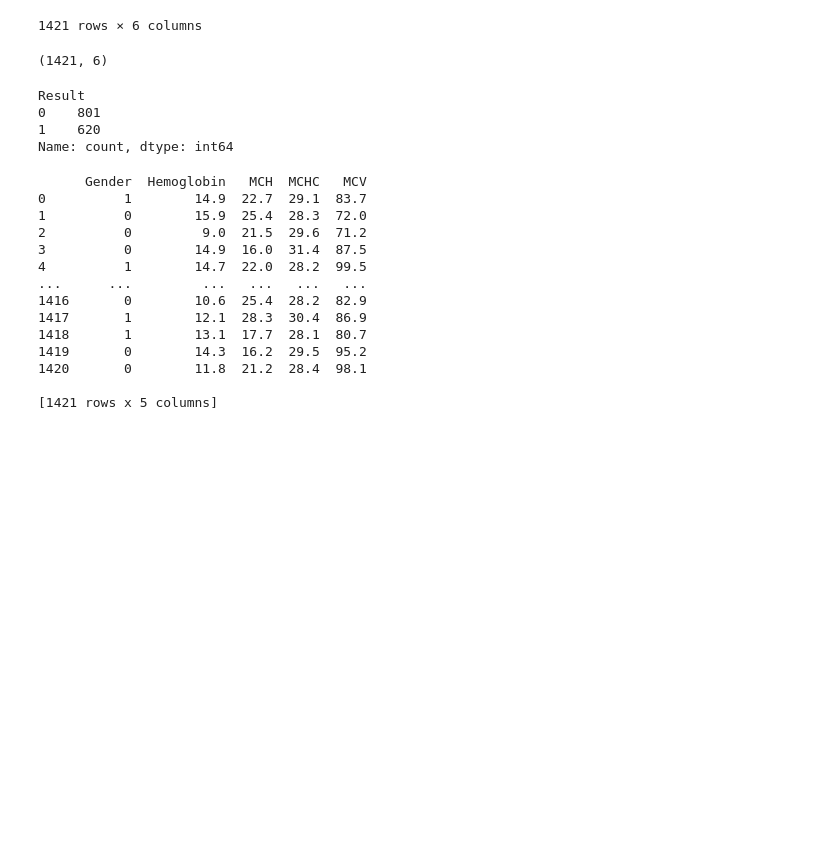
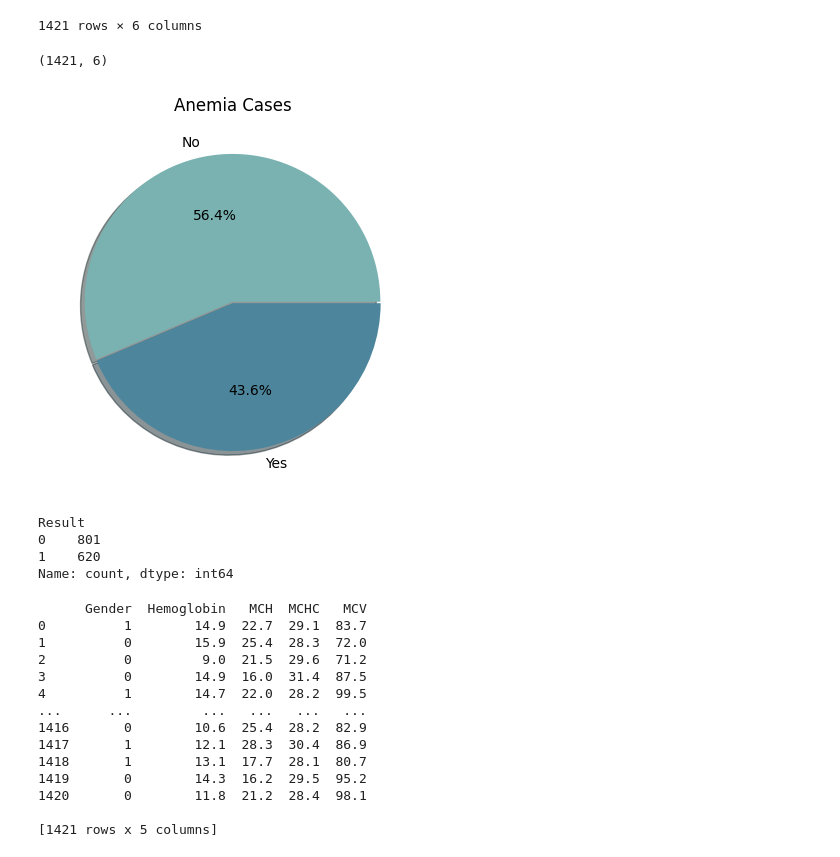
Before and after one commit to gracygulati7/APSC, a Jupyter notebook: Multi Disease Predict Streamlit/dataFiles/anemia.ipynb, the cells around one changed output. Drawn from its saved outputs; the diff is of its cells as text; code cells hidden in the pictures; blank space fills up the shorter version.

```diff
--- a/Multi Disease Predict Streamlit/dataFiles/anemia.ipynb
+++ b/Multi Disease Predict Streamlit/dataFiles/anemia.ipynb
@@ -39,6 +39,13 @@ anemia_dataset.isnull()
 anemia_dataset.shape
 # %% [output]
 (1421, 6)
+# %%
+import matplotlib.pyplot as plt
+plt.title('Anemia Cases')
+plt.pie(anemia_dataset['Result'].value_counts(), labels=['No', 'Yes'], autopct='%1.1f%%', colors=['#7AB2B2', '#4D869C'], explode=(0.01, 0), shadow=True)
+plt.show()
+# %% [output]
+[figure, added]
 # %%
 anemia_dataset['Result'].value_counts()
 # %% [output]
```
